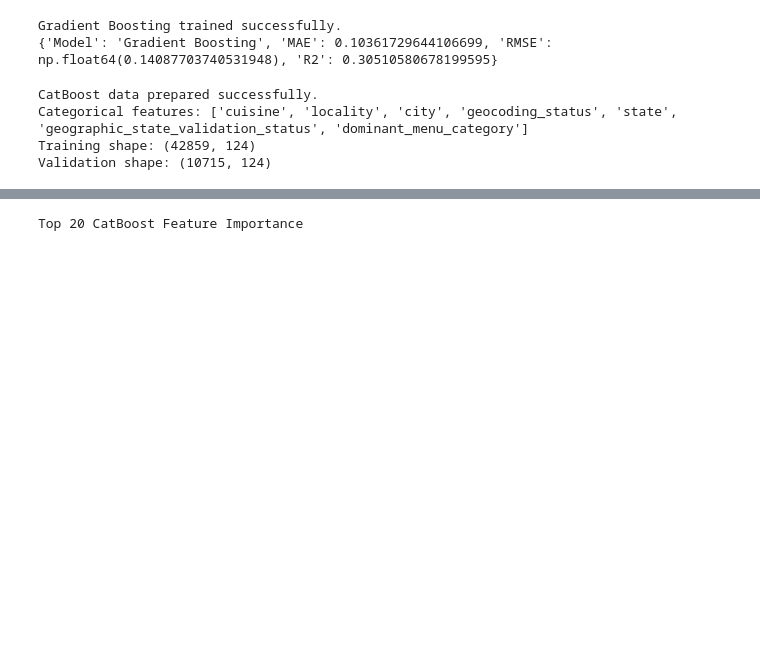
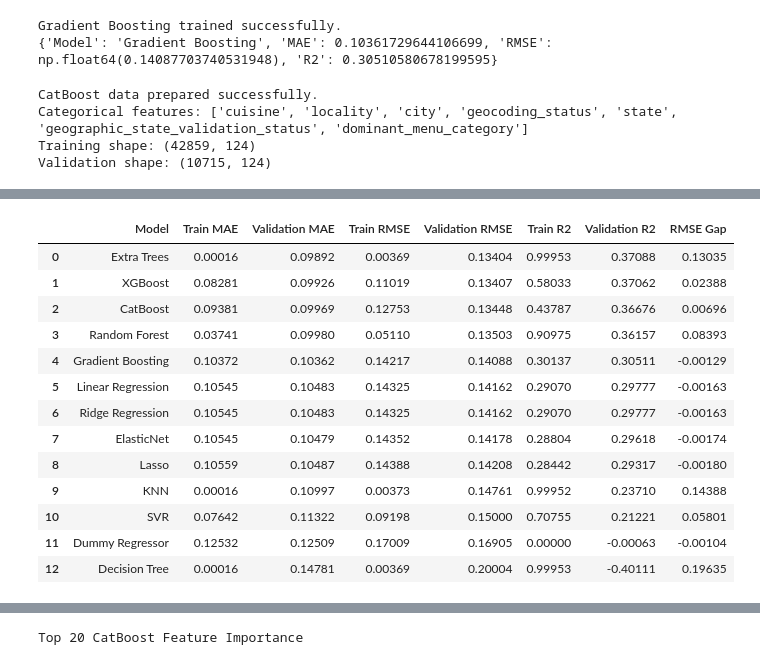
Before and after one commit to HetBorad/ML_Project, a Jupyter notebook: Baseline_Model_Training.ipynb, the cells around one changed output, grey strips where cells are left out. Cells and saved outputs as stored; diff of their text form; code cells hidden in the pictures; blank space fills up the shorter version.

```diff
--- a/Baseline_Model_Training.ipynb
+++ b/Baseline_Model_Training.ipynb
@@ -432,7 +646,14 @@ baseline_models = {
     "linear_regression": linear_model,
     "ridge_regression": ridge_model,
     "random_forest": random_forest_model,
-    "gradient_boosting": gradient_boosting_model
+    "gradient_boosting": gradient_boosting_model,
+    "decision_tree": decision_tree_model,
+    "extra_trees": extra_trees_model,
+    "xgboost": xgboost_model,
+    "lasso": lasso_model,
+    "elasticnet": elasticnet_model,
+    "svr": svr_model,
+    "knn": knn_model
 }
 
 for model_name, model in baseline_models.items():
@@ -445,8 +666,8 @@ catboost_model.save_model(
     os.path.join(MODELS_DIR, "catboost_model.cbm")
 )
 
-print("All baseline models saved successfully.")
+print("All 13 baseline models saved successfully.")
 
-for filename in os.listdir(MODELS_DIR):
+for filename in sorted(os.listdir(MODELS_DIR)):
     print(filename)
 # %% [output]
@@ -459,0 +688,71 @@ ridge_regression.joblib
+# %%
+diagnostic_models = {
+    "Dummy Regressor": (dummy_model, X_train_base, X_val_base),
+    "Linear Regression": (linear_model, X_train_linear, X_val_linear),
+    "Ridge Regression": (ridge_model, X_train_linear, X_val_linear),
+    "Random Forest": (random_forest_model, X_train_base, X_val_base),
+    "Gradient Boosting": (gradient_boosting_model, X_train_base, X_val_base),
+    "CatBoost": (catboost_model, X_train_cat_base, X_val_cat),
+    "Decision Tree": (decision_tree_model, X_train_base, X_val_base),
+    "Extra Trees": (extra_trees_model, X_train_base, X_val_base),
+    "XGBoost": (xgboost_model, X_train_base, X_val_base),
+    "Lasso": (lasso_model, X_train_linear, X_val_linear),
+    "ElasticNet": (elasticnet_model, X_train_linear, X_val_linear),
+    "SVR": (svr_model, X_train_linear, X_val_linear),
+    "KNN": (knn_model, X_train_linear, X_val_linear)
+}
+
+diagnostic_results = []
+
+for model_name, (model, X_train_model, X_val_model) in diagnostic_models.items():
+
+    train_predictions = model.predict(X_train_model)
+    val_predictions = model.predict(X_val_model)
+
+    train_metrics = evaluate_model(
+        model_name,
+        y_train_base,
+        train_predictions
+    )
+
+    val_metrics = evaluate_model(
+        model_name,
+        y_val_base,
+        val_predictions
+    )
+
+    diagnostic_results.append({
+        "Model": model_name,
+        "Train MAE": train_metrics["MAE"],
+        "Validation MAE": val_metrics["MAE"],
+        "Train RMSE": train_metrics["RMSE"],
+        "Validation RMSE": val_metrics["RMSE"],
+        "Train R2": train_metrics["R2"],
+        "Validation R2": val_metrics["R2"],
+        "RMSE Gap": val_metrics["RMSE"] - train_metrics["RMSE"]
+    })
+
+diagnostics_df = pd.DataFrame(diagnostic_results)
+
+diagnostics_df = diagnostics_df.sort_values(
+    by="Validation RMSE",
+    ascending=True
+).reset_index(drop=True)
+
+display(
+    diagnostics_df.style
+    .format({
+        col: "{:.5f}"
+        for col in diagnostics_df.columns
+        if col != "Model"
+    })
+    .set_caption("Baseline Training and Validation Diagnostics")
+)
+
+diagnostics_df.to_csv(
+    os.path.join(TABLES_DIR, "baseline_model_diagnostics.csv"),
+    index=False
+)
+
+print("Diagnostics saved successfully.")
+# %% [output]
@@ -459,0 +760,14 @@ ridge_regression.joblib
+|  | Model | Train MAE | Validation MAE | Train RMSE | Validation RMSE | Train R2 | Validation R2 | RMSE Gap |
+| 0 | Extra Trees | 0.00016 | 0.09892 | 0.00369 | 0.13404 | 0.99953 | 0.37088 | 0.13035 |
+| 1 | XGBoost | 0.08281 | 0.09926 | 0.11019 | 0.13407 | 0.58033 | 0.37062 | 0.02388 |
+| 2 | CatBoost | 0.09381 | 0.09969 | 0.12753 | 0.13448 | 0.43787 | 0.36676 | 0.00696 |
+| 3 | Random Forest | 0.03741 | 0.09980 | 0.05110 | 0.13503 | 0.90975 | 0.36157 | 0.08393 |
+| 4 | Gradient Boosting | 0.10372 | 0.10362 | 0.14217 | 0.14088 | 0.30137 | 0.30511 | -0.00129 |
+| 5 | Linear Regression | 0.10545 | 0.10483 | 0.14325 | 0.14162 | 0.29070 | 0.29777 | -0.00163 |
+| 6 | Ridge Regression | 0.10545 | 0.10483 | 0.14325 | 0.14162 | 0.29070 | 0.29777 | -0.00163 |
+| 7 | ElasticNet | 0.10545 | 0.10479 | 0.14352 | 0.14178 | 0.28804 | 0.29618 | -0.00174 |
+| 8 | Lasso | 0.10559 | 0.10487 | 0.14388 | 0.14208 | 0.28442 | 0.29317 | -0.00180 |
+| 9 | KNN | 0.00016 | 0.10997 | 0.00373 | 0.14761 | 0.99952 | 0.23710 | 0.14388 |
+| 10 | SVR | 0.07642 | 0.11322 | 0.09198 | 0.15000 | 0.70755 | 0.21221 | 0.05801 |
+| 11 | Dummy Regressor | 0.12532 | 0.12509 | 0.17009 | 0.16905 | 0.00000 | -0.00063 | -0.00104 |
+| 12 | Decision Tree | 0.00016 | 0.14781 | 0.00369 | 0.20004 | 0.99953 | -0.40111 | 0.19635 |
```
Also changed, not shown: parts of 18 cells of this notebook, 12 other files.
